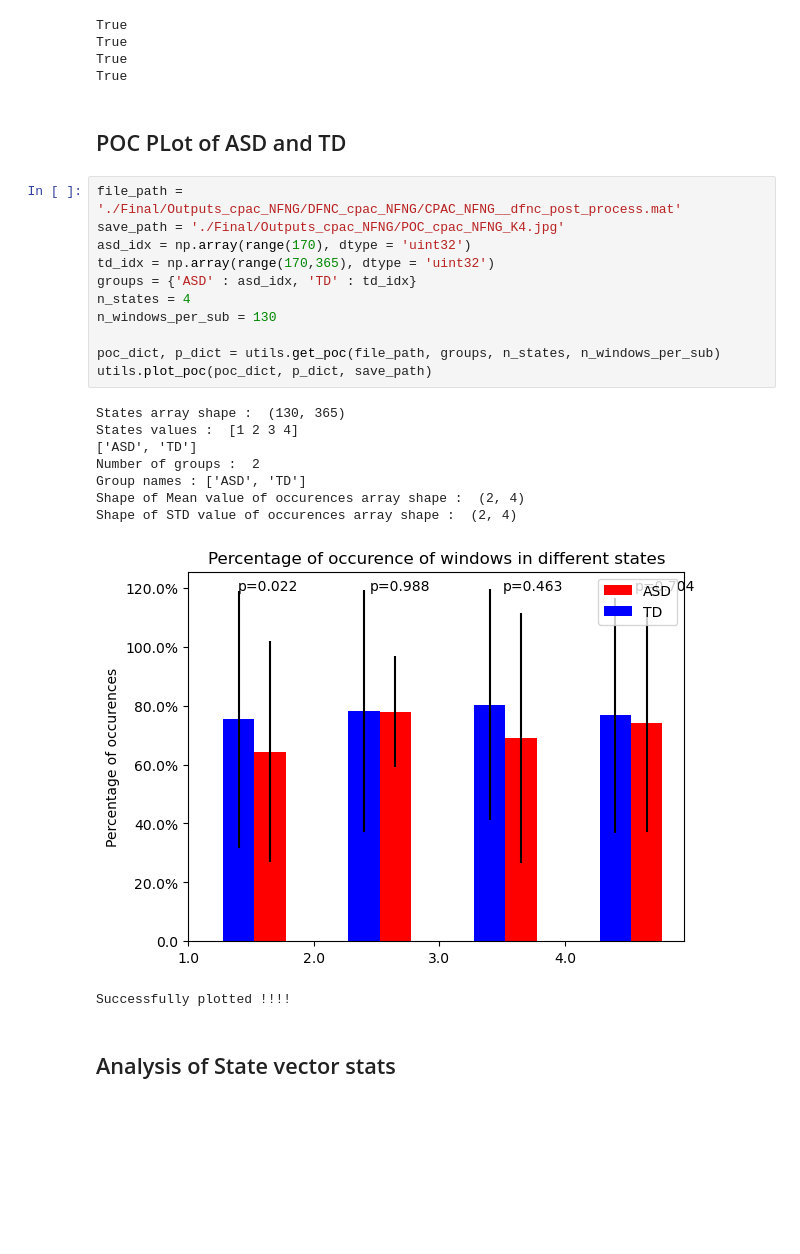
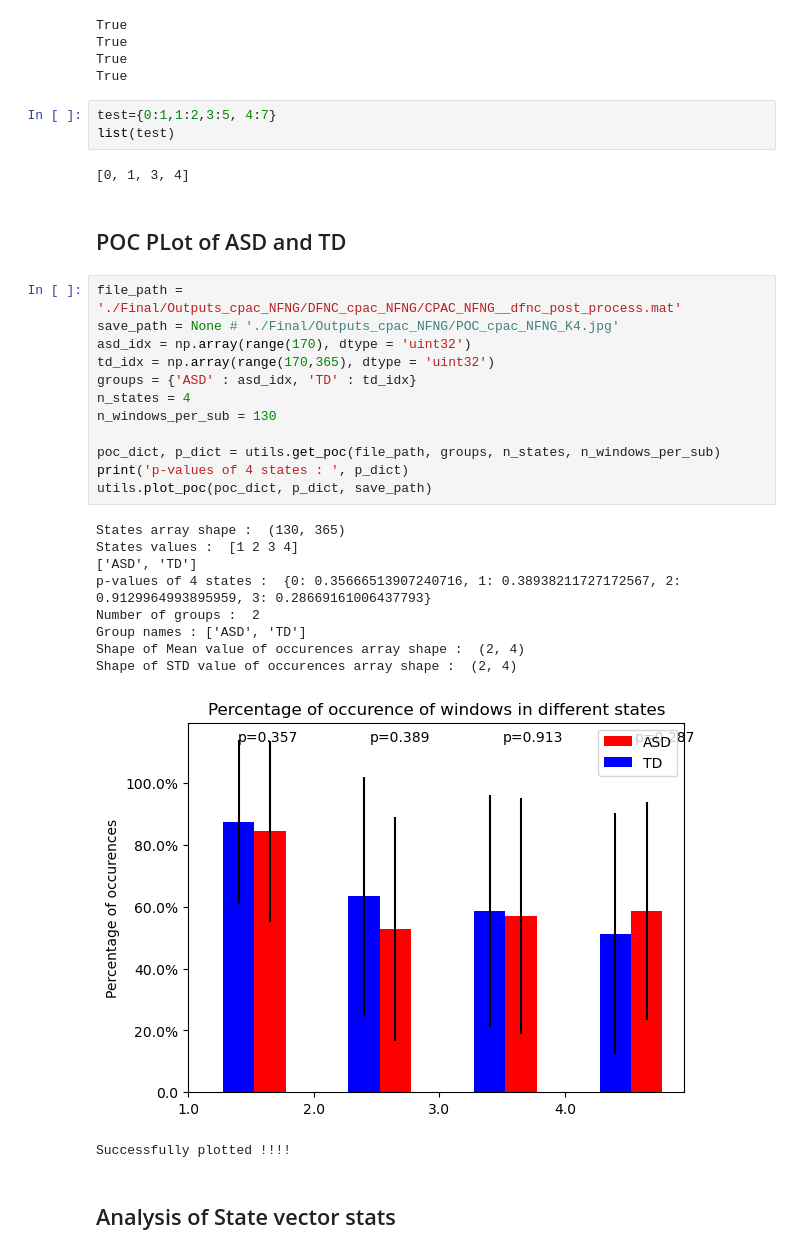
Before and after one commit to BCCL-IIITH/Dynamic-Functional-Connectivity-Analysis-of-ASD, a Jupyter notebook: Anova_cpac _code.ipynb, the cells around one changed output. Drawn from its saved outputs; the diff is of its cells as text; blank space fills up the shorter version.

```diff
--- a/Anova_cpac _code.ipynb
+++ b/Anova_cpac _code.ipynb
@@ -159,28 +178,35 @@ True
 True
 True
 True
+# %%
+test={0:1,1:2,3:5, 4:7}
+list(test)
+# %% [output]
+[0, 1, 3, 4]
 # %% [markdown]
 ## POC PLot of ASD and TD
 # %%
 file_path = './Final/Outputs_cpac_NFNG/DFNC_cpac_NFNG/CPAC_NFNG__dfnc_post_process.mat'
-save_path = './Final/Outputs_cpac_NFNG/POC_cpac_NFNG_K4.jpg'
+save_path = None # './Final/Outputs_cpac_NFNG/POC_cpac_NFNG_K4.jpg'
 asd_idx = np.array(range(170), dtype = 'uint32')
 td_idx = np.array(range(170,365), dtype = 'uint32')
 groups = {'ASD' : asd_idx, 'TD' : td_idx}
 n_states = 4
 n_windows_per_sub = 130
 
 poc_dict, p_dict = utils.get_poc(file_path, groups, n_states, n_windows_per_sub)
+print('p-values of 4 states : ', p_dict)
 utils.plot_poc(poc_dict, p_dict, save_path)
 # %% [output]
 States array shape :  (130, 365)
 States values :  [1 2 3 4]
 ['ASD', 'TD']
+p-values of 4 states :  {0: 0.35666513907240716, 1: 0.38938211727172567, 2: 0.9129964993895959, 3: 0.28669161006437793}
 Number of groups :  2
 Group names : ['ASD', 'TD']
 Shape of Mean value of occurences array shape :  (2, 4)
 Shape of STD value of occurences array shape :  (2, 4)
-[figure, old version]
+[figure, new version]
 Successfully plotted !!!!
 # %% [markdown]
 ## Analysis of State vector stats
```
Also changed, not shown: parts of 6 cells of this notebook, 2 other files.
